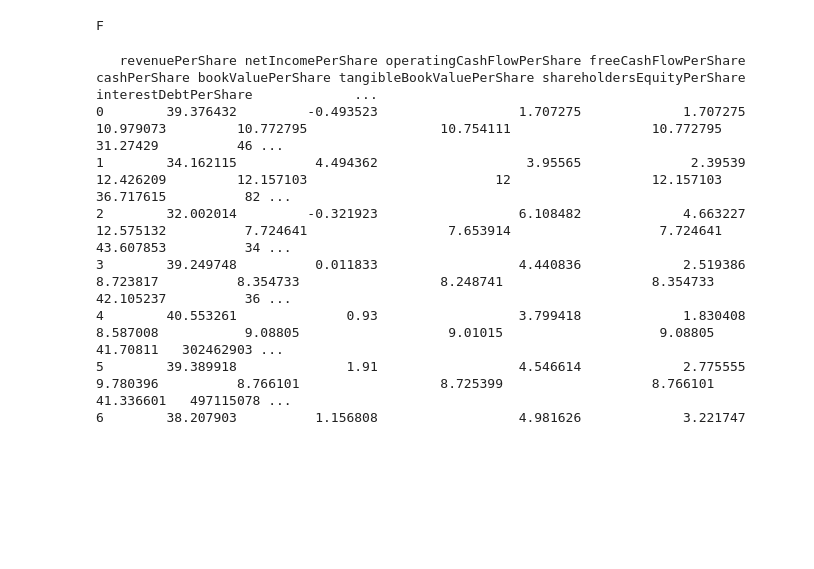
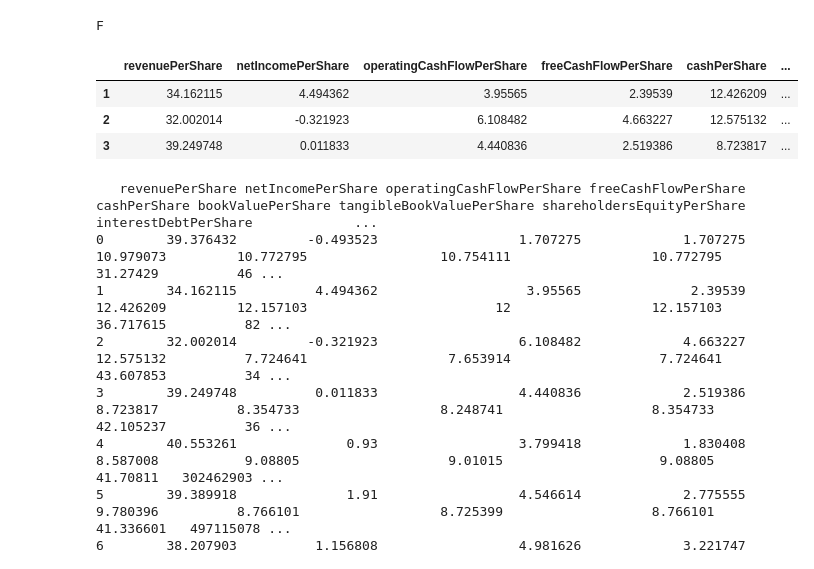
Before and after one commit to ChapnesAl/Tinkoff_Investment, a Jupyter notebook: fund_str/ml_str/set_tables/ticker_fund_class.ipynb, the cells around one changed output. Cells and saved outputs as stored; diff of their text form; code cells hidden in the pictures; blank space fills up the shorter version.

```diff
--- a/fund_str/ml_str/set_tables/ticker_fund_class.ipynb
+++ b/fund_str/ml_str/set_tables/ticker_fund_class.ipynb
@@ -442,0 +457,2 @@ F
+# %%
+df_test = conc_tables.copy()
@@ -443,3 +461,11 @@ F
+# %%
+df_test = df_test.drop(df_test[df_test['categor_1year'] == 'None'].index)
+df_test.head(3)
+# %% [output]
+|  | revenuePerShare | netIncomePerShare | operatingCashFlowPerShare | freeCashFlowPerShare | cashPerShare | ... |
+| 1 | 34.162115 | 4.494362 | 3.95565 | 2.39539 | 12.426209 | ... |
+| 2 | 32.002014 | -0.321923 | 6.108482 | 4.663227 | 12.575132 | ... |
+| 3 | 39.249748 | 0.011833 | 4.440836 | 2.519386 | 8.723817 | ... |
 # %%
 conc_tables
 # %% [output]
```
Also changed, not shown: parts of 2 cells of this notebook.
